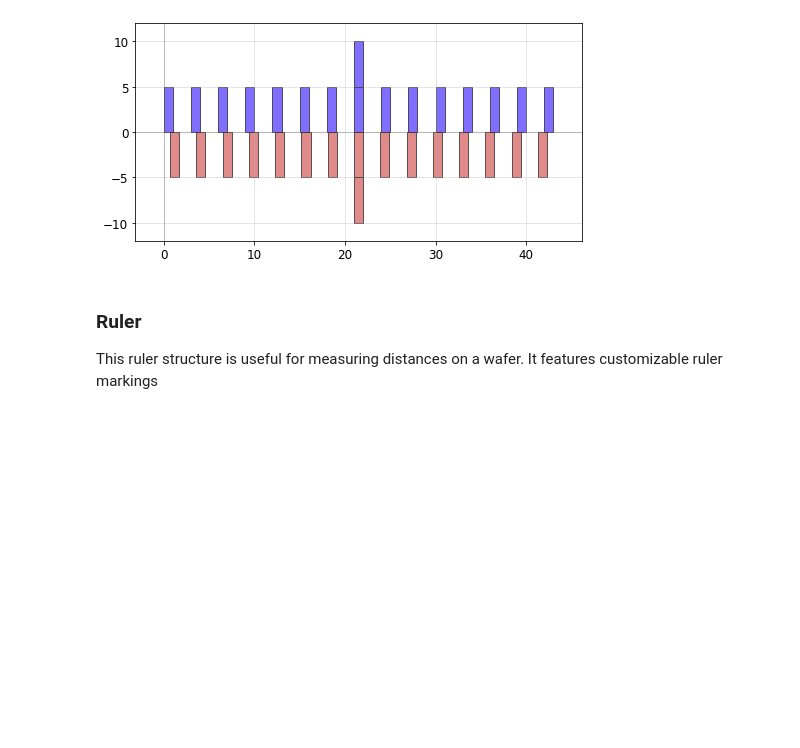
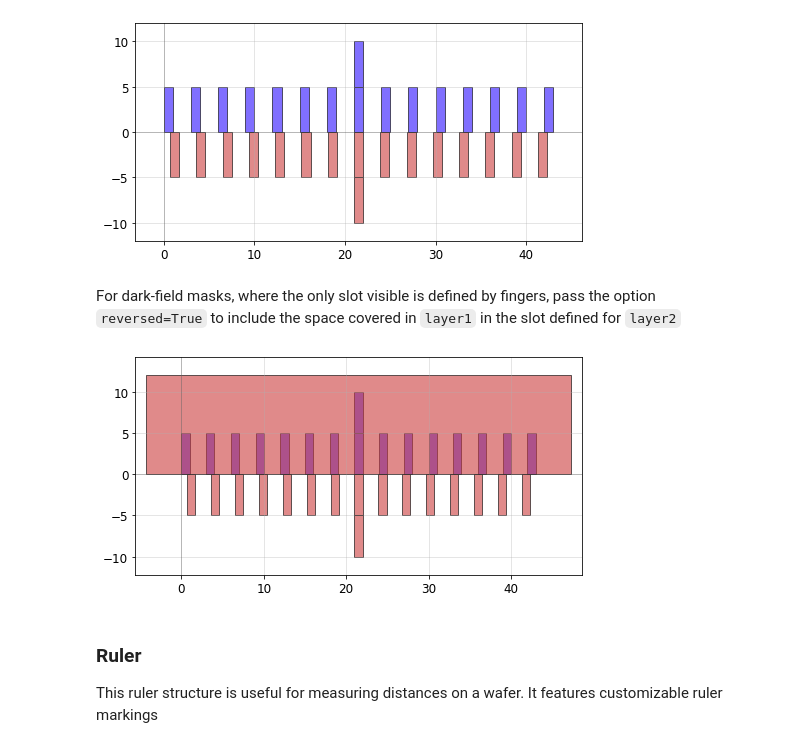
Before and after one commit to amccaugh/phidl, a Jupyter notebook: docs/geometry_reference.ipynb, the cells around one changed output. Drawn from its saved outputs; the diff is of its cells as text; code cells hidden in the pictures; blank space fills up the shorter version.

Commit message:
added reversed option in litho_caliper() + doc + tutorial

````diff
--- a/docs/geometry_reference.ipynb
+++ b/docs/geometry_reference.ipynb
@@ -732,6 +689,24 @@ D = pg.litho_calipers(
 qp(D) # quickplot the geometry
 # %% [output]
 [figure]
+# %% [markdown]
+For dark-field masks, where the only slot visible is defined by fingers, pass the option ```reversed=True``` to include the space covered in ```layer1``` in the slot defined for ```layer2```
+# %%
+import phidl.geometry as pg
+from phidl import quickplot as qp
+
+D = pg.litho_calipers(
+        notch_size = [1,5],
+        notch_spacing = 2,
+        num_notches = 7,
+        offset_per_notch = 0.1,
+        row_spacing = 0,
+        layer1 = 1,
+        layer2 = 2,
+        reversed = True)
+qp(D) # quickplot the geometry
+# %% [output]
+[figure, added]
 # %% [markdown]
 ### Ruler
 
````
Also changed, not shown: parts of 48 cells of this notebook, 1 other file.
